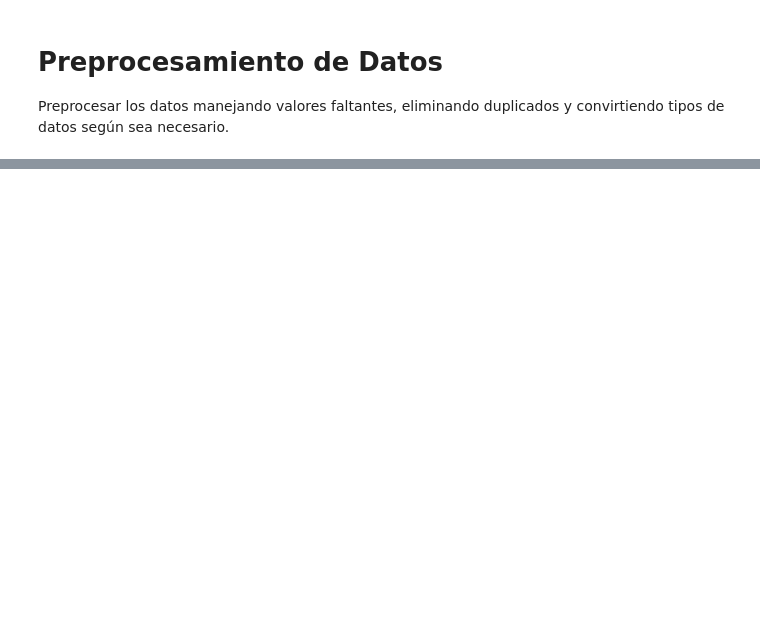
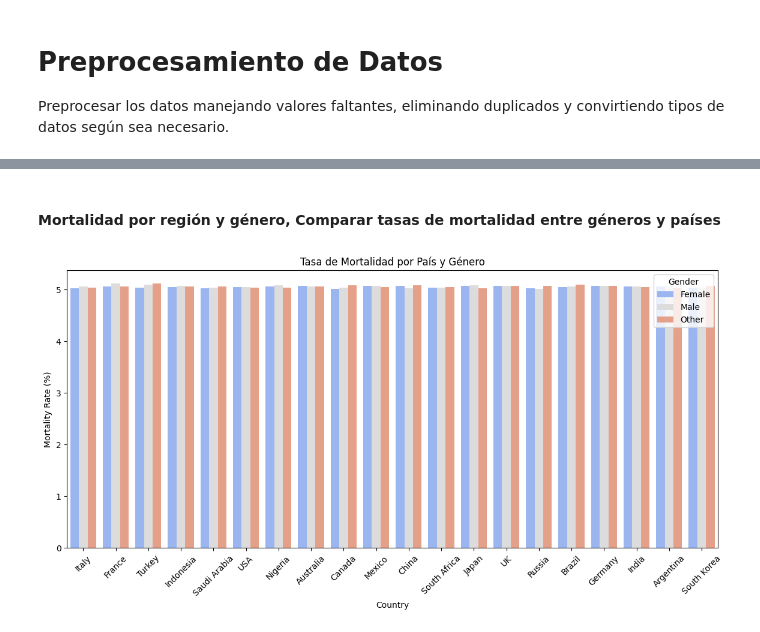
Before and after one commit to FelicianoRN01/PIA, a Jupyter notebook: Proyecto_Analisis/notebook_proyecto.ipynb, the cells around one changed output, grey strips where cells are left out. Saved outputs shown, nothing was run; the diff lists cells and outputs as text; code cells hidden in the pictures; blank space fills up the shorter version.

```diff
--- a/Proyecto_Analisis/notebook_proyecto.ipynb
+++ b/Proyecto_Analisis/notebook_proyecto.ipynb
@@ -462,0 +507,10 @@ En este proyecto, hemos llevado a cabo un análisis del conjunto de datos de est
+# %% [markdown]
+#### Mortalidad por región y género, Comparar tasas de mortalidad entre géneros y países
+# %%
+plt.figure(figsize=(14, 6))
+sns.barplot(data=df, x="Country", y="Mortality Rate (%)", hue="Gender", ci=None, palette="coolwarm")
+plt.title("Tasa de Mortalidad por País y Género")
+plt.xticks(rotation=45)
+plt.show()
+# %% [output]
+[figure, added]
```
Also changed, not shown: parts of 91 cells of this notebook, 1 other file.
